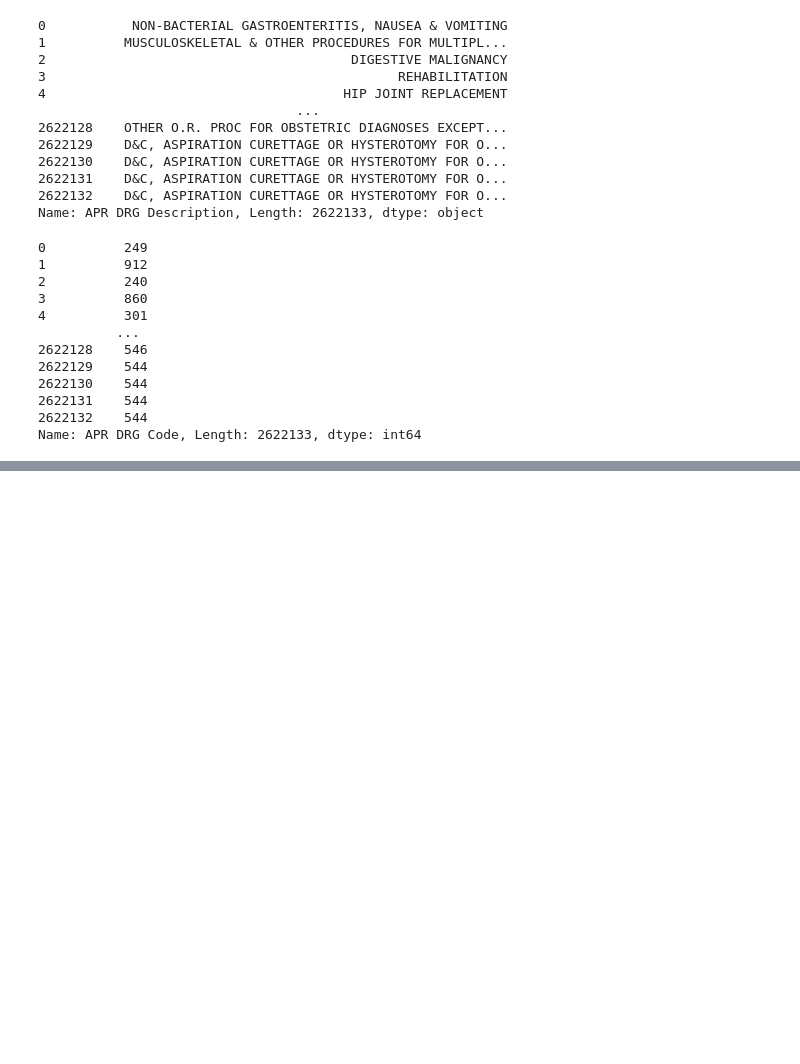
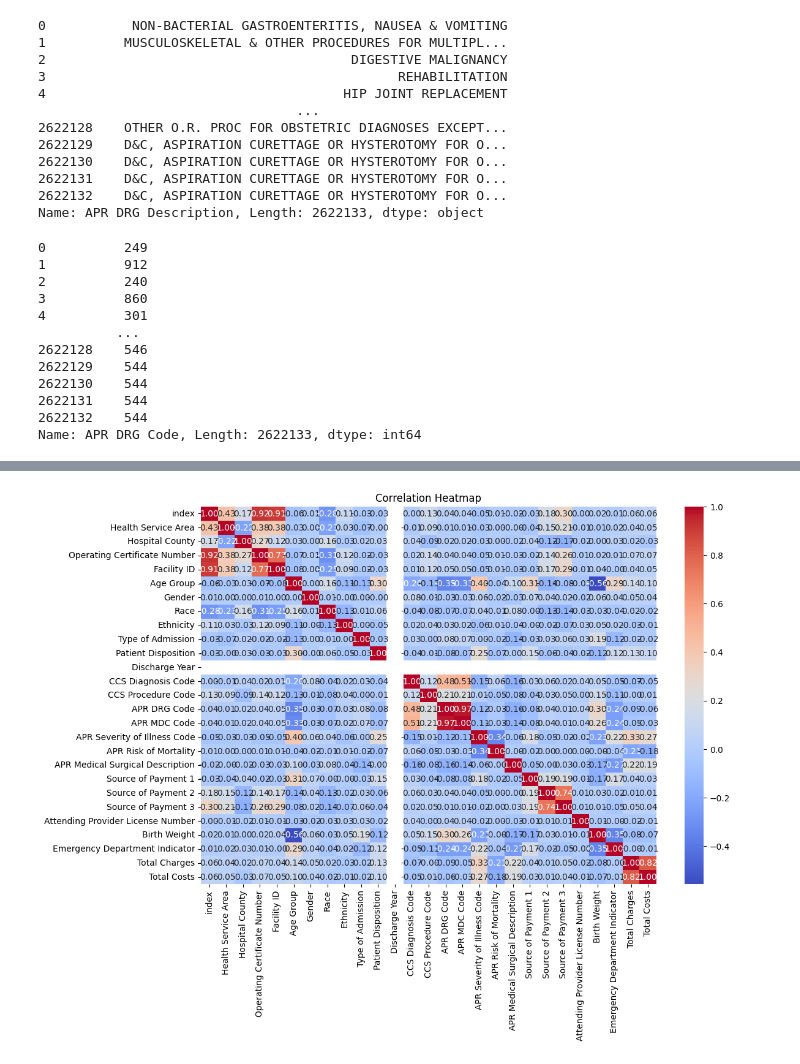
Before and after one commit to amitgit2510/Info_miners_2, a Jupyter notebook: info_miners_2.ipynb, the cells around one changed output, grey strips where cells are left out. Cells and saved outputs as stored; diff of their text form; code cells hidden in the pictures; blank space fills up the shorter version.

```diff
--- a/info_miners_2.ipynb
+++ b/info_miners_2.ipynb
@@ -106,4 +107,4 @@ Total Charges                                0
 Total Costs                                  0
 dtype: int64
 # %%
-df1['Source of Payment 2'].fillna(df1['Source of Payment 1'])
+df2['Source of Payment 2'].fillna(df2['Source of Payment 1'],inplace = True)
@@ -124,0 +131,2 @@ df1.isnull().sum()
+# %%
+df2['Source of Payment 3'].fillna(df2['Source of Payment 2'],inplace = True)
@@ -124,0 +155,6 @@ df1.isnull().sum()
+# %%
+# Specify the column(s) you want to drop
+columns_to_drop = ['Operating Provider License Number', 'Other Provider License Number']  # Replace with the actual column name(s) you want to drop
+
+# Use the .drop() method with axis=1 to drop the column(s)
+df2.drop(columns=columns_to_drop, axis=1, inplace=True)
@@ -343,7 +401,7 @@ categorical_columns = ['Health Service Area', 'Hospital County',
        'Type of Admission', 'Patient Disposition','APR Risk of Mortality',
        'APR Medical Surgical Description', 'Source of Payment 1',
        'Source of Payment 2', 'Source of Payment 3','Emergency Department Indicator']
-df_encoded = df.copy()
+dfe = df2.copy()
 for column in categorical_columns:
     le = LabelEncoder()
-    df_encoded[column] = le.fit_transform(df_encoded[column])
+    dfe[column] = le.fit_transform(dfe[column])
@@ -365,0 +424,8 @@ df_encoded
+# %%
+correlation_matrix = dfe.corr()
+plt.figure(figsize=(12, 8))
+sns.heatmap(correlation_matrix, annot=True, cmap='coolwarm', fmt=".2f")
+plt.title("Correlation Heatmap")
+plt.show()
+# %% [output]
+[figure, added]
```
Also changed, not shown: parts of 17 cells of this notebook.
